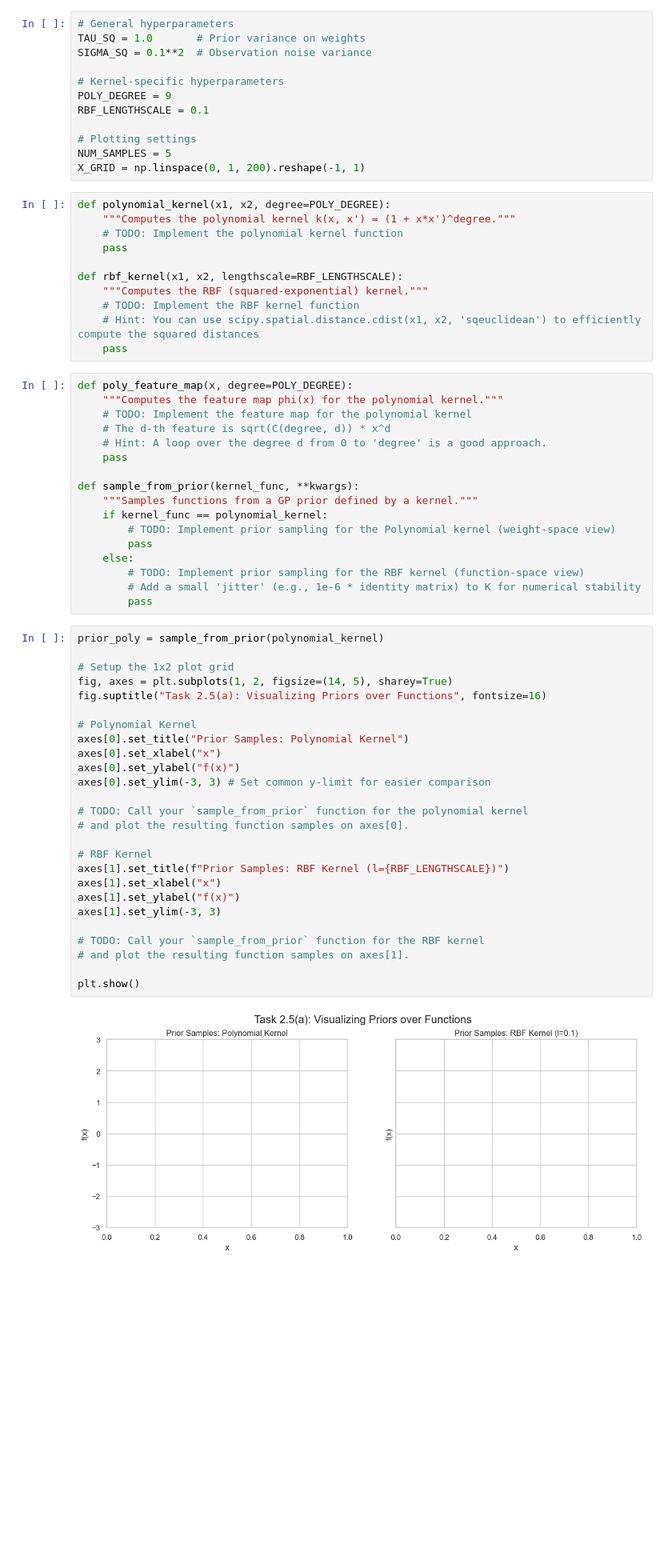
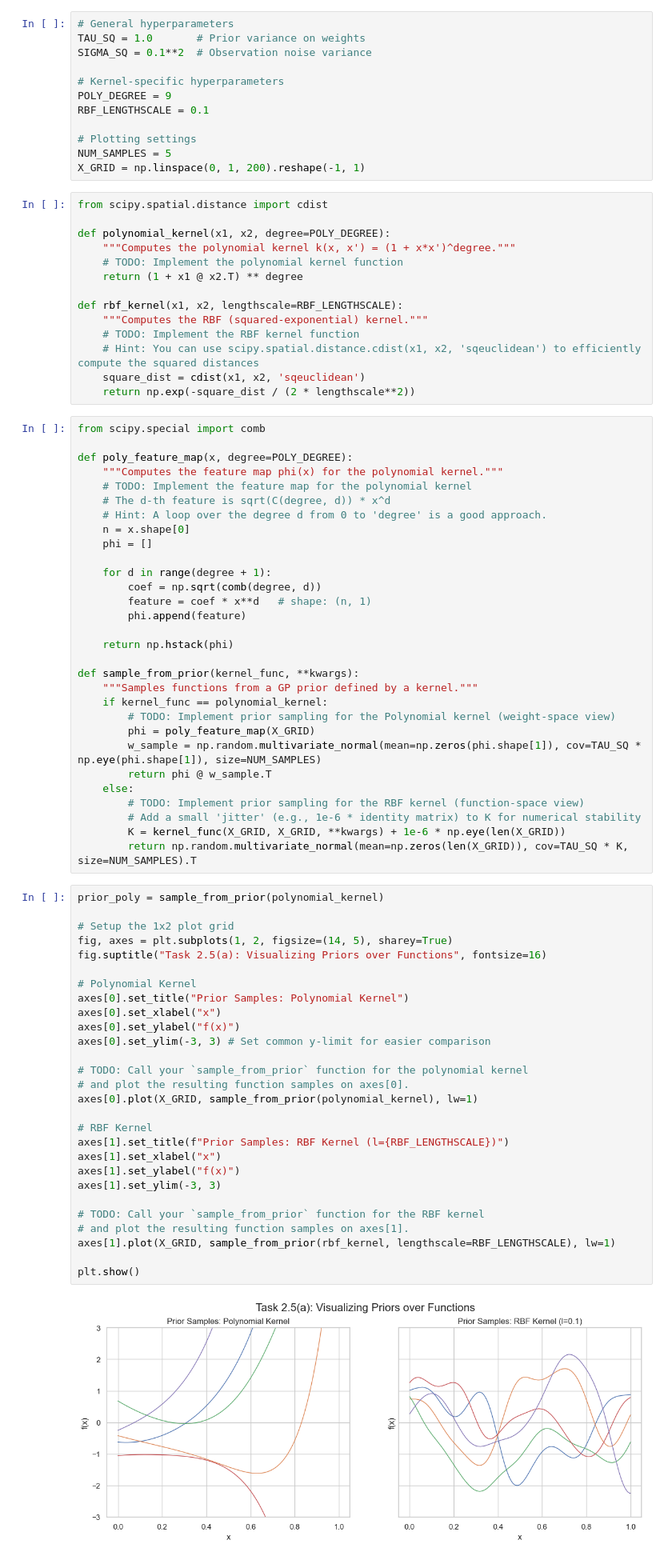
Before and after one commit to Tsumugivolle77/MLE-Sheets, a Jupyter notebook: sheet8/MLE25_sheet08.ipynb, the cells around one changed output. Shown at 80% size. Drawn from its saved outputs; the diff is of its cells as text; blank space fills up the shorter version.

```diff
--- a/sheet8/MLE25_sheet08.ipynb
+++ b/sheet8/MLE25_sheet08.ipynb
@@ -91,60 +91,78 @@ RBF_LENGTHSCALE = 0.1
 NUM_SAMPLES = 5
 X_GRID = np.linspace(0, 1, 200).reshape(-1, 1)
 # %%
+from scipy.spatial.distance import cdist
+
 def polynomial_kernel(x1, x2, degree=POLY_DEGREE):
     """Computes the polynomial kernel k(x, x') = (1 + x*x')^degree."""
     # TODO: Implement the polynomial kernel function
-    pass
+    return (1 + x1 @ x2.T) ** degree
 
 def rbf_kernel(x1, x2, lengthscale=RBF_LENGTHSCALE):
     """Computes the RBF (squared-exponential) kernel."""
     # TODO: Implement the RBF kernel function
     # Hint: You can use scipy.spatial.distance.cdist(x1, x2, 'sqeuclidean') to efficiently compute the squared distances
-    pass
+    square_dist = cdist(x1, x2, 'sqeuclidean')
+    return np.exp(-square_dist / (2 * lengthscale**2))
 # %%
+from scipy.special import comb
+
 def poly_feature_map(x, degree=POLY_DEGREE):
     """Computes the feature map phi(x) for the polynomial kernel."""
     # TODO: Implement the feature map for the polynomial kernel
     # The d-th feature is sqrt(C(degree, d)) * x^d
     # Hint: A loop over the degree d from 0 to 'degree' is a good approach.
-    pass
+    n = x.shape[0]
+    phi = []
+
+    for d in range(degree + 1):
+        coef = np.sqrt(comb(degree, d))
+        feature = coef * x**d   # shape: (n, 1)
+        phi.append(feature)
+
+    return np.hstack(phi)
 
 def sample_from_prior(kernel_func, **kwargs):
     """Samples functions from a GP prior defined by a kernel."""
     if kernel_func == polynomial_kernel:
         # TODO: Implement prior sampling for the Polynomial kernel (weight-space view)
-        pass
+        phi = poly_feature_map(X_GRID)
+        w_sample = np.random.multivariate_normal(mean=np.zeros(phi.shape[1]), cov=TAU_SQ * np.eye(phi.shape[1]), size=NUM_SAMPLES)
+        return phi @ w_sample.T
     else:
         # TODO: Implement prior sampling for the RBF kernel (function-space view)
         # Add a small 'jitter' (e.g., 1e-6 * identity matrix) to K for numerical stability
-        pass
+        K = kernel_func(X_GRID, X_GRID, **kwargs) + 1e-6 * np.eye(len(X_GRID))
+        return np.random.multivariate_normal(mean=np.zeros(len(X_GRID)), cov=TAU_SQ * K, size=NUM_SAMPLES).T
 # %%
 prior_poly = sample_from_prior(polynomial_kernel)
 
 # Setup the 1x2 plot grid
 fig, axes = plt.subplots(1, 2, figsize=(14, 5), sharey=True)
 fig.suptitle("Task 2.5(a): Visualizing Priors over Functions", fontsize=16)
 
 # Polynomial Kernel
 axes[0].set_title("Prior Samples: Polynomial Kernel")
 axes[0].set_xlabel("x")
 axes[0].set_ylabel("f(x)")
 axes[0].set_ylim(-3, 3) # Set common y-limit for easier comparison
 
 # TODO: Call your `sample_from_prior` function for the polynomial kernel
 # and plot the resulting function samples on axes[0].
+axes[0].plot(X_GRID, sample_from_prior(polynomial_kernel), lw=1)
 
 # RBF Kernel
 axes[1].set_title(f"Prior Samples: RBF Kernel (l={RBF_LENGTHSCALE})")
 axes[1].set_xlabel("x")
 axes[1].set_ylabel("f(x)")
 axes[1].set_ylim(-3, 3)
 
 # TODO: Call your `sample_from_prior` function for the RBF kernel
 # and plot the resulting function samples on axes[1].
+axes[1].plot(X_GRID, sample_from_prior(rbf_kernel, lengthscale=RBF_LENGTHSCALE), lw=1)
 
 plt.show()
 # %% [output]
-[figure, old version]
+[figure, new version]
 # %% [markdown]
 **TODO**: Briefly comment on qualitative differences between the different kernels.
```
Also changed, not shown: parts of 8 cells of this notebook, 1 other file.
